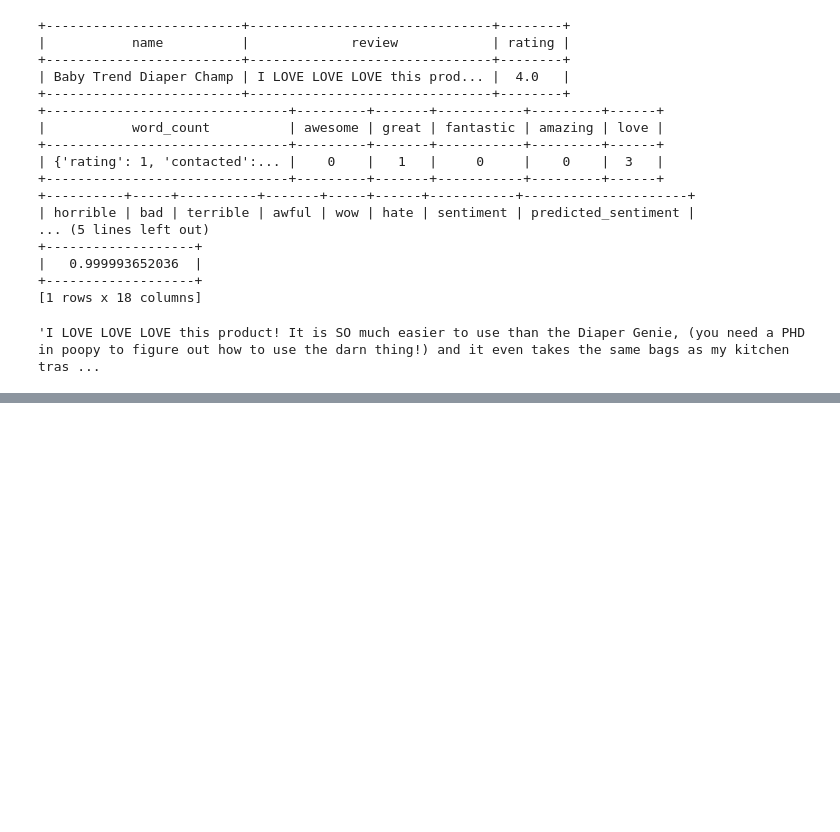
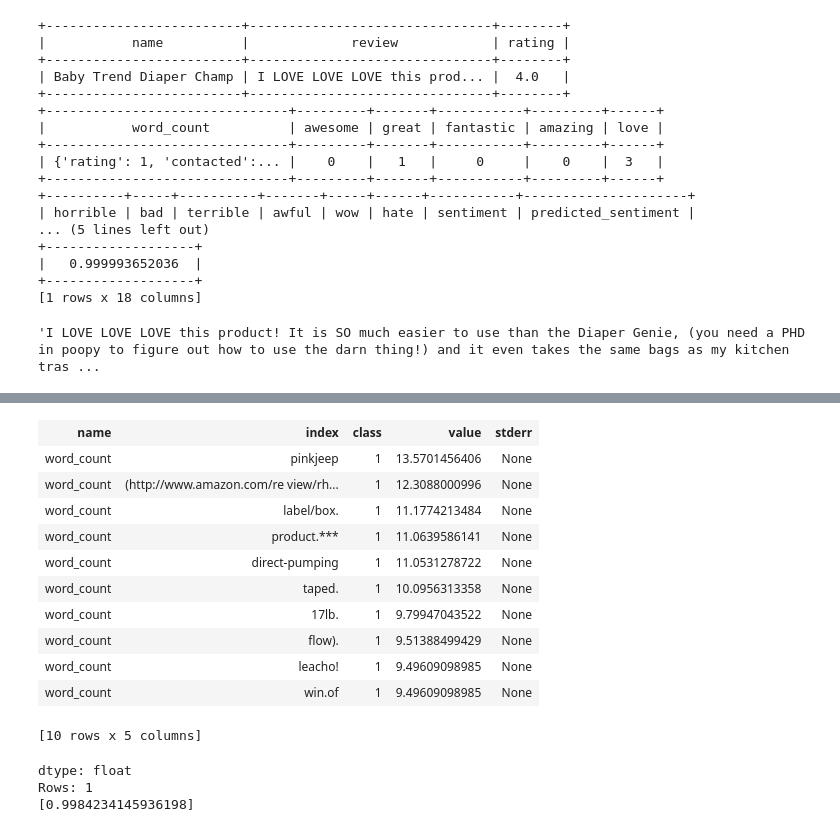
Before and after one commit to SYYoung/UW_MachineLearning, a Jupyter notebook: Course1/Week 3/Assg3.ipynb, the cells around one changed output, grey strips where cells are left out. Cells and saved outputs as stored; diff of their text form; code cells hidden in the pictures; blank space fills up the shorter version.

```diff
--- a/Course1/Week 3/Assg3.ipynb
+++ b/Course1/Week 3/Assg3.ipynb
@@ -729,2 +732,23 @@ all_coefs[80:100].print_rows(num_rows=20)
 +------------+-----------------------+-------+---------------+--------+
 [20 rows x 5 columns]
+# %%
+all_coefs.head()
+# %% [output]
+| name | index | class | value | stderr |
+| word_count | pinkjeep | 1 | 13.5701456406 | None |
+| word_count | (http://www.amazon.com/re view/rh... | 1 | 12.3088000996 | None |
+| word_count | label/box. | 1 | 11.1774213484 | None |
+| word_count | product.*** | 1 | 11.0639586141 | None |
+| word_count | direct-pumping | 1 | 11.0531278722 | None |
+| word_count | taped. | 1 | 10.0956313358 | None |
+| word_count | 17lb. | 1 | 9.79947043522 | None |
+| word_count | flow). | 1 | 9.51388499429 | None |
+| word_count | leacho! | 1 | 9.49609098985 | None |
+| word_count | win.of | 1 | 9.49609098985 | None |
+[10 rows x 5 columns]
+# %%
+selected_words_model.predict(diaper_champ_review[0:1], output_type='probability')
+# %% [output]
+dtype: float
+Rows: 1
+[0.9984234145936198]
```
Also changed, not shown: parts of 16 cells of this notebook.
